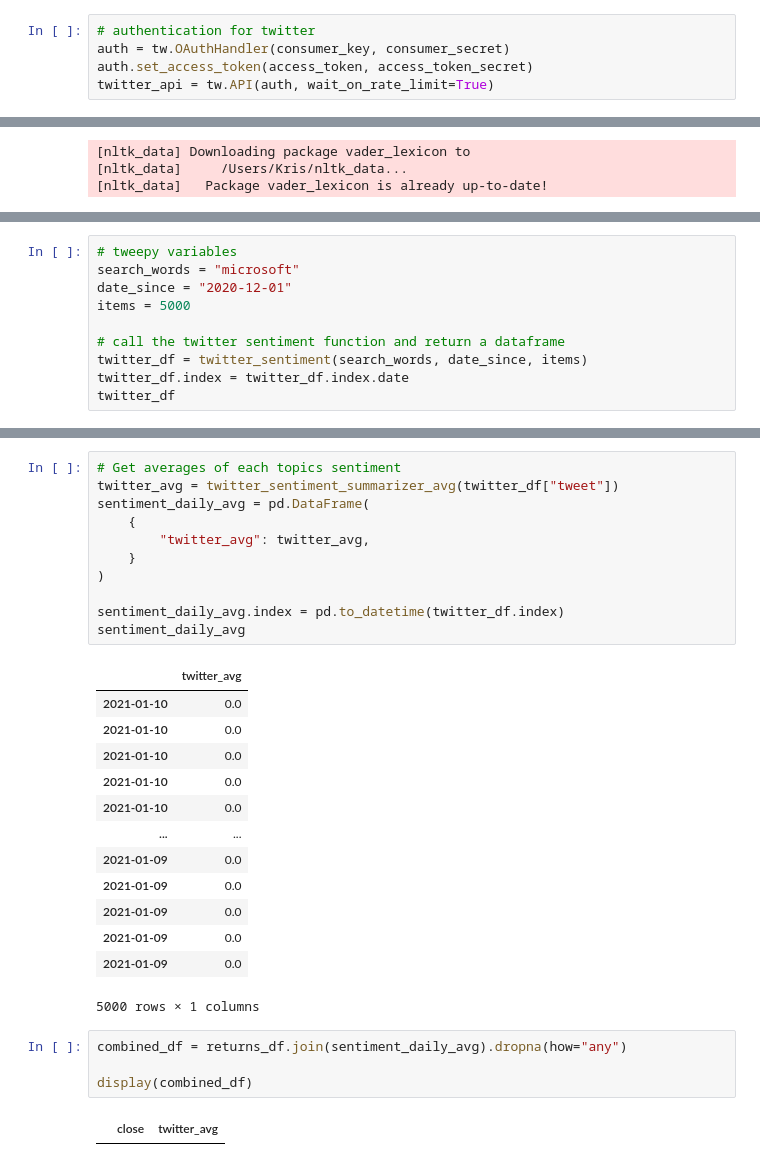
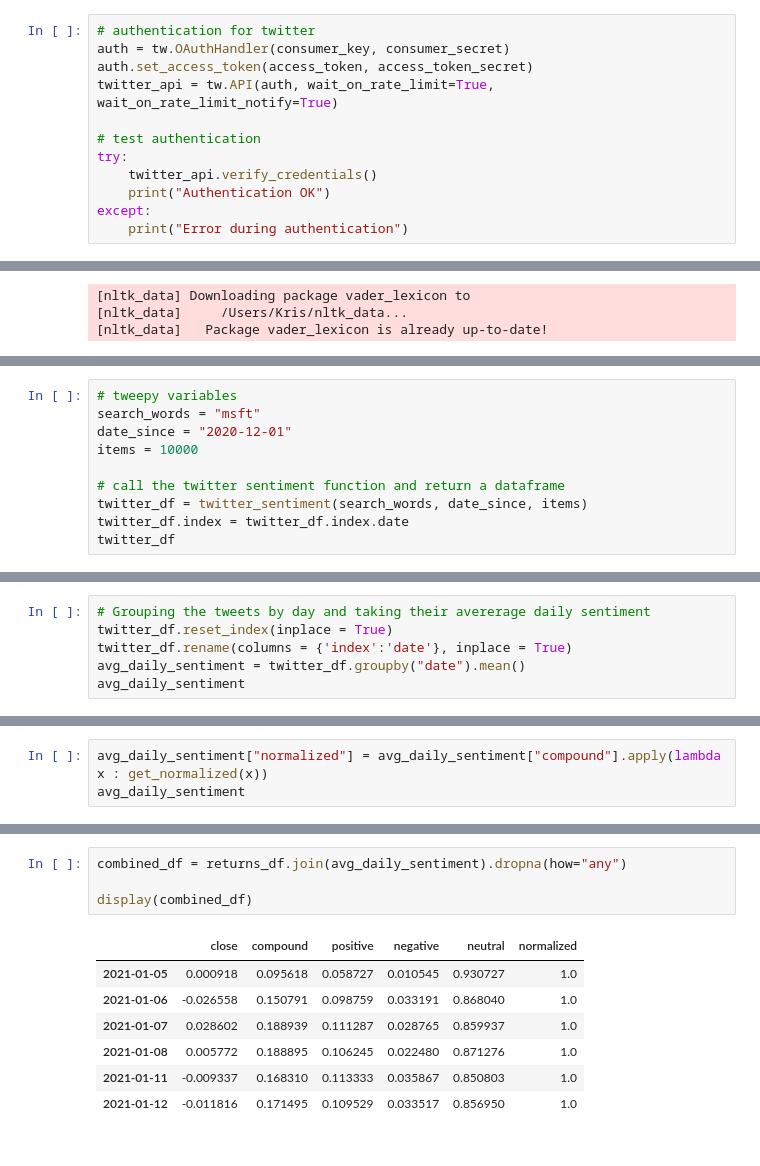
Before and after one commit to albertlk/4A_Trading, a Jupyter notebook: twitter.ipynb, the cells around one changed output, grey strips where cells are left out. Saved outputs shown, nothing was run; the diff lists cells and outputs as text.

```diff
--- a/twitter.ipynb
+++ b/twitter.ipynb
@@ -37,4 +37,11 @@ alpaca_api = tradeapi.REST(alpaca_api_key, alpaca_secret_key, api_version='v2')
 # authentication for twitter
 auth = tw.OAuthHandler(consumer_key, consumer_secret)
 auth.set_access_token(access_token, access_token_secret)
-twitter_api = tw.API(auth, wait_on_rate_limit=True)
+twitter_api = tw.API(auth, wait_on_rate_limit=True, wait_on_rate_limit_notify=True)
+
+# test authentication
+try:
+    twitter_api.verify_credentials()
+    print("Authentication OK")
+except:
+    print("Error during authentication")
@@ -225,9 +183,9 @@ def twitter_sentiment(search_words, date_since, items):
     return df
 # %%
 # tweepy variables
-search_words = "microsoft"
+search_words = "msft"
 date_since = "2020-12-01"
-items = 5000
+items = 10000
 
 # call the twitter sentiment function and return a dataframe
 twitter_df = twitter_sentiment(search_words, date_since, items)
@@ -272,0 +233,6 @@ twitter_df.plot(
+# %%
+# Grouping the tweets by day and taking their avererage daily sentiment
+twitter_df.reset_index(inplace = True)
+twitter_df.rename(columns = {'index':'date'}, inplace = True)
+avg_daily_sentiment = twitter_df.groupby("date").mean()
+avg_daily_sentiment
@@ -272,0 +241,3 @@ twitter_df.plot(
+# %%
+avg_daily_sentiment["normalized"] = avg_daily_sentiment["compound"].apply(lambda x : get_normalized(x))
+avg_daily_sentiment
@@ -310,34 +293,15 @@ returns_df
-# %%
-# Get averages of each topics sentiment
-twitter_avg = twitter_sentiment_summarizer_avg(twitter_df["tweet"])
-sentiment_daily_avg = pd.DataFrame(
-    {
-        "twitter_avg": twitter_avg,
-    }
-)
-
-sentiment_daily_avg.index = pd.to_datetime(twitter_df.index)
-sentiment_daily_avg
-# %% [output]
-|  | twitter_avg |
-| 2021-01-10 | 0.0 |
-| 2021-01-10 | 0.0 |
-| 2021-01-10 | 0.0 |
-| 2021-01-10 | 0.0 |
-| 2021-01-10 | 0.0 |
-| ... | ... |
-| 2021-01-09 | 0.0 |
-| 2021-01-09 | 0.0 |
-| 2021-01-09 | 0.0 |
-| 2021-01-09 | 0.0 |
-| 2021-01-09 | 0.0 |
-5000 rows × 1 columns
 # %%
-combined_df = returns_df.join(sentiment_daily_avg).dropna(how="any")
+combined_df = returns_df.join(avg_daily_sentiment).dropna(how="any")
 
 display(combined_df)
 # %% [output]
-|  | close | twitter_avg |
+|  | close | compound | positive | negative | neutral | normalized |
+| 2021-01-05 | 0.000918 | 0.095618 | 0.058727 | 0.010545 | 0.930727 | 1.0 |
+| 2021-01-06 | -0.026558 | 0.150791 | 0.098759 | 0.033191 | 0.868040 | 1.0 |
+| 2021-01-07 | 0.028602 | 0.188939 | 0.111287 | 0.028765 | 0.859937 | 1.0 |
+| 2021-01-08 | 0.005772 | 0.188895 | 0.106245 | 0.022480 | 0.871276 | 1.0 |
+| 2021-01-11 | -0.009337 | 0.168310 | 0.113333 | 0.035867 | 0.850803 | 1.0 |
+| 2021-01-12 | -0.011816 | 0.171495 | 0.109529 | 0.033517 | 0.856950 | 1.0 |
 # %%
 # Correlate the twitter sentiment to returns
 combined_df.corr().style.background_gradient()
```
Also changed, not shown: parts of 9 cells of this notebook.
